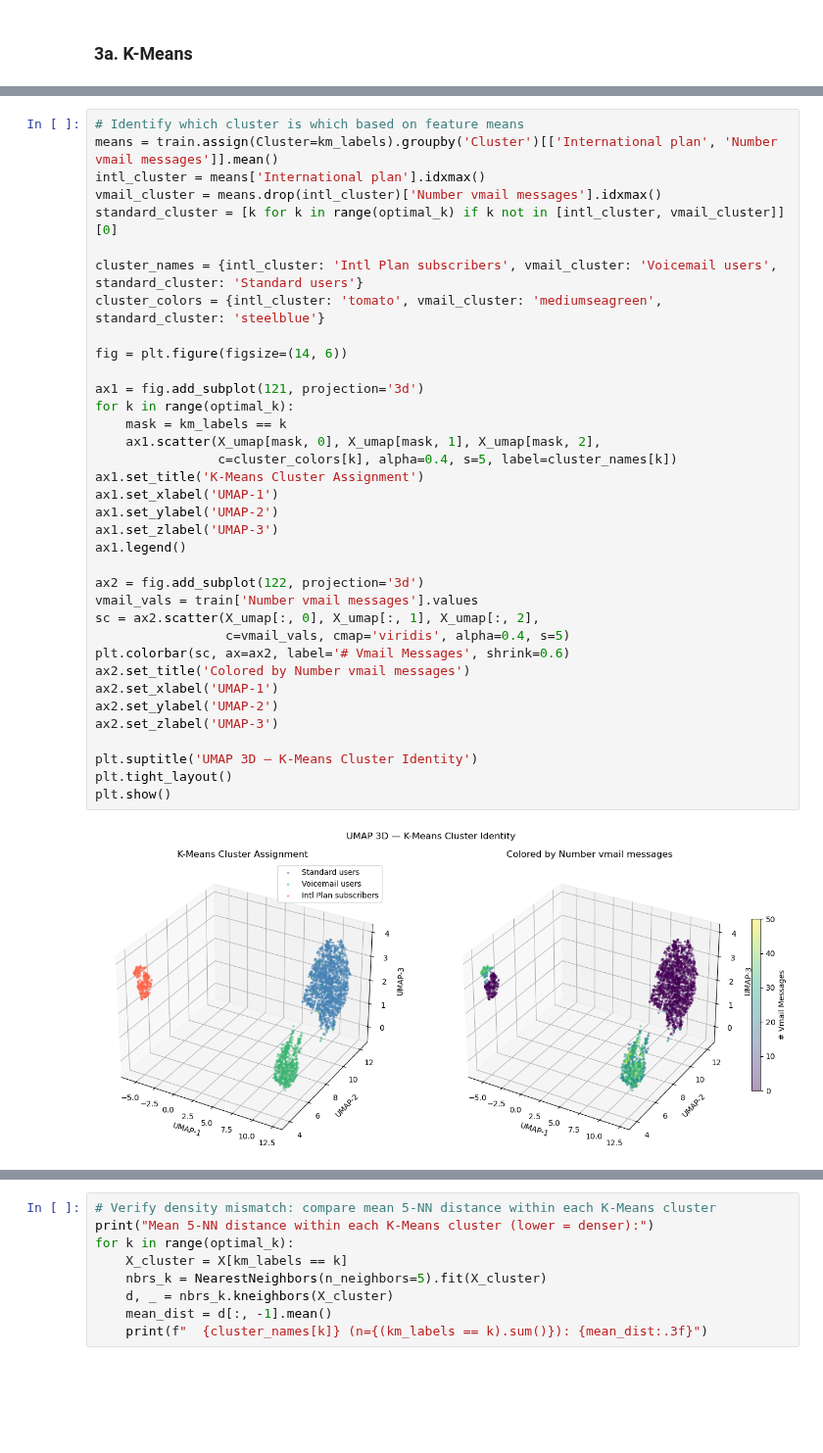
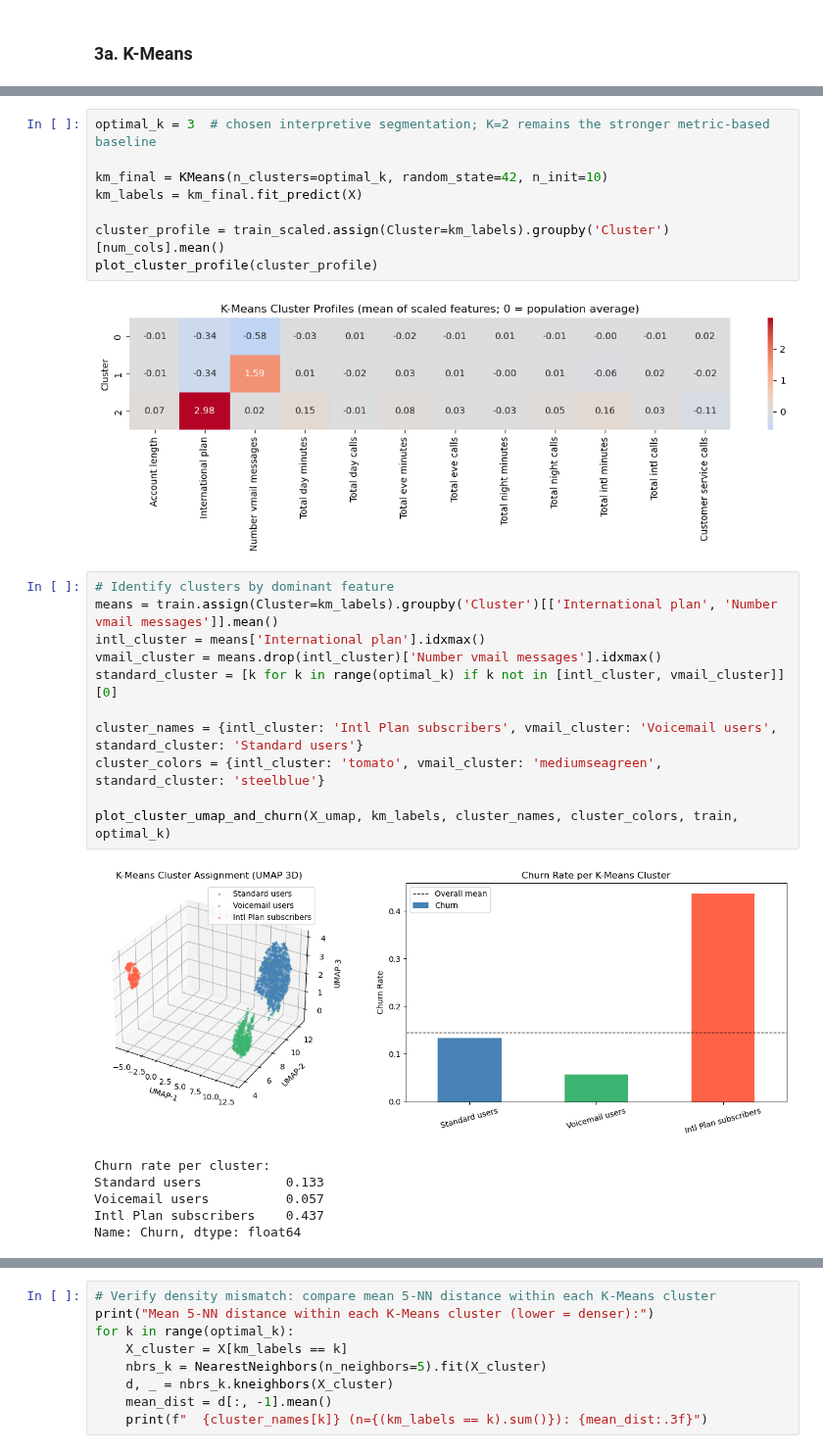
Before and after one commit to euph00/kddm_proj, a Jupyter notebook: project.ipynb, the cells around one changed output, grey strips where cells are left out. Shown at 98% size. Cells and saved outputs as stored; diff of their text form; blank space fills up the shorter version.

```diff
--- a/project.ipynb
+++ b/project.ipynb
@@ -426,38 +234,28 @@ plt.show()
+# %%
+optimal_k = 3  # chosen interpretive segmentation; K=2 remains the stronger metric-based baseline
+
+km_final = KMeans(n_clusters=optimal_k, random_state=42, n_init=10)
+km_labels = km_final.fit_predict(X)
+
+cluster_profile = train_scaled.assign(Cluster=km_labels).groupby('Cluster')[num_cols].mean()
+plot_cluster_profile(cluster_profile)
+# %% [output]
+[figure, added]
 # %%
-# Identify which cluster is which based on feature means
+# Identify clusters by dominant feature
 means = train.assign(Cluster=km_labels).groupby('Cluster')[['International plan', 'Number vmail messages']].mean()
 intl_cluster = means['International plan'].idxmax()
 vmail_cluster = means.drop(intl_cluster)['Number vmail messages'].idxmax()
 standard_cluster = [k for k in range(optimal_k) if k not in [intl_cluster, vmail_cluster]][0]
 
 cluster_names = {intl_cluster: 'Intl Plan subscribers', vmail_cluster: 'Voicemail users', standard_cluster: 'Standard users'}
 cluster_colors = {intl_cluster: 'tomato', vmail_cluster: 'mediumseagreen', standard_cluster: 'steelblue'}
 
-fig = plt.figure(figsize=(14, 6))
-
-ax1 = fig.add_subplot(121, projection='3d')
-for k in range(optimal_k):
-    mask = km_labels == k
-    ax1.scatter(X_umap[mask, 0], X_umap[mask, 1], X_umap[mask, 2],
-                c=cluster_colors[k], alpha=0.4, s=5, label=cluster_names[k])
-ax1.set_title('K-Means Cluster Assignment')
-ax1.set_xlabel('UMAP-1')
-ax1.set_ylabel('UMAP-2')
-ax1.set_zlabel('UMAP-3')
-ax1.legend()
-
-ax2 = fig.add_subplot(122, projection='3d')
-vmail_vals = train['Number vmail messages'].values
-sc = ax2.scatter(X_umap[:, 0], X_umap[:, 1], X_umap[:, 2],
-                 c=vmail_vals, cmap='viridis', alpha=0.4, s=5)
-plt.colorbar(sc, ax=ax2, label='# Vmail Messages', shrink=0.6)
-ax2.set_title('Colored by Number vmail messages')
-ax2.set_xlabel('UMAP-1')
-ax2.set_ylabel('UMAP-2')
-ax2.set_zlabel('UMAP-3')
-
-plt.suptitle('UMAP 3D — K-Means Cluster Identity')
-plt.tight_layout()
-plt.show()
+plot_cluster_umap_and_churn(X_umap, km_labels, cluster_names, cluster_colors, train, optimal_k)
 # %% [output]
-[figure, old version]
+[figure, new version]
+Churn rate per cluster:
+Standard users           0.133
+Voicemail users          0.057
+Intl Plan subscribers    0.437
+Name: Churn, dtype: float64
```
Also changed, not shown: parts of 81 cells of this notebook, 5 other files.
